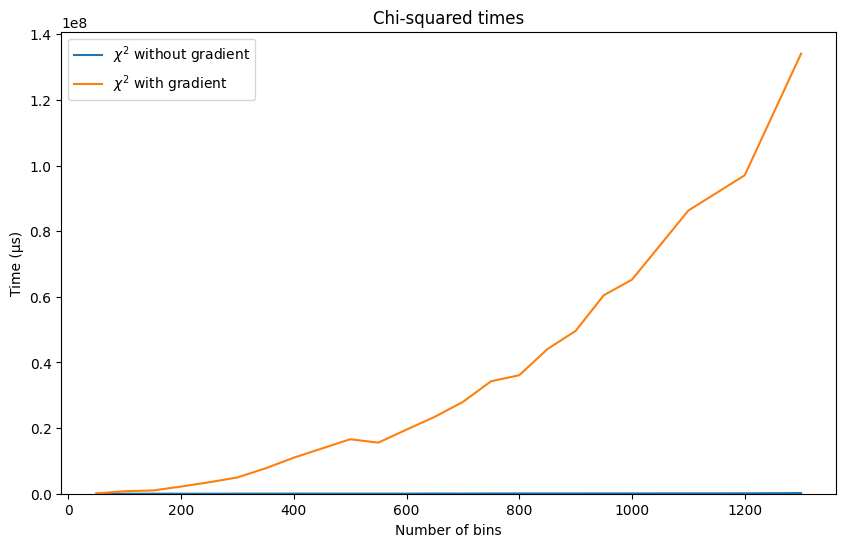
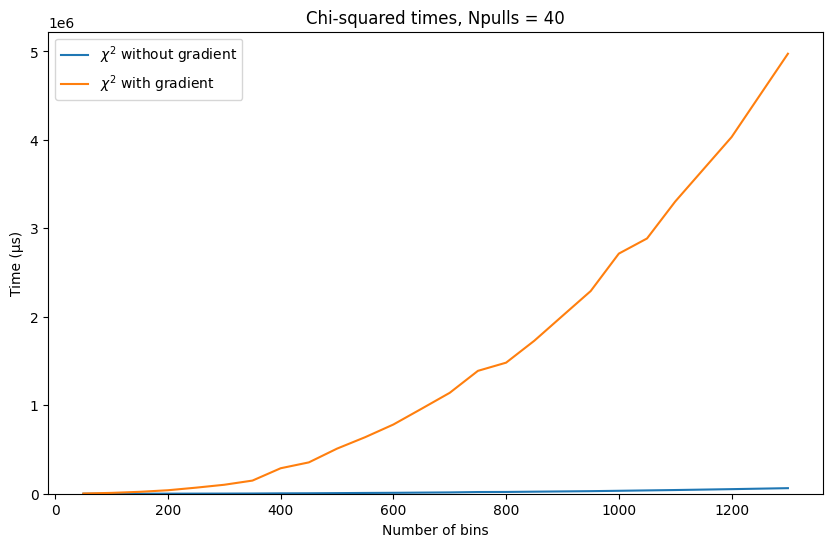
The change to this notebook cell's code, shown as a diff; its figure went from the first image to the second:
--- before
+++ after
@@ -5,8 +5,9 @@
 if PARAM_PULL:
     plt.xlabel('Number of bins')
+    plt.title('Chi-squared times, Npulls = ' + str(CONST))
 else:
     plt.xlabel('Number of pulls')
+    plt.title('Chi-squared times, Nbins = ' + str(CONST))
 plt.ylabel('Time (μs)')
-plt.title('Chi-squared times')
 plt.ylim(0,)
 plt.show()

Commit: Rerun with better server usage